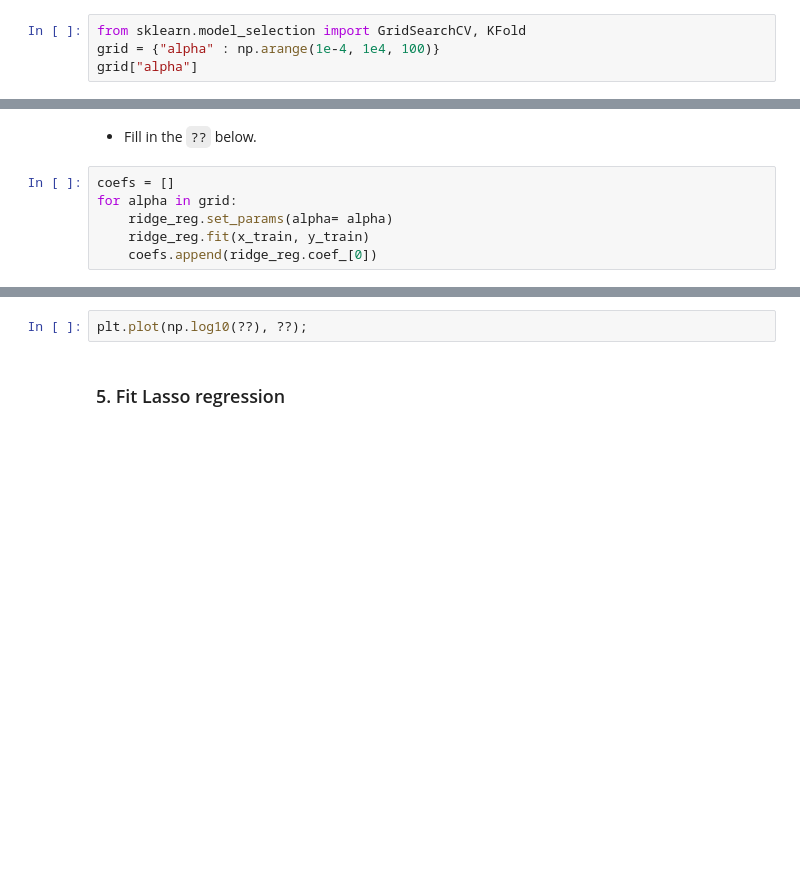
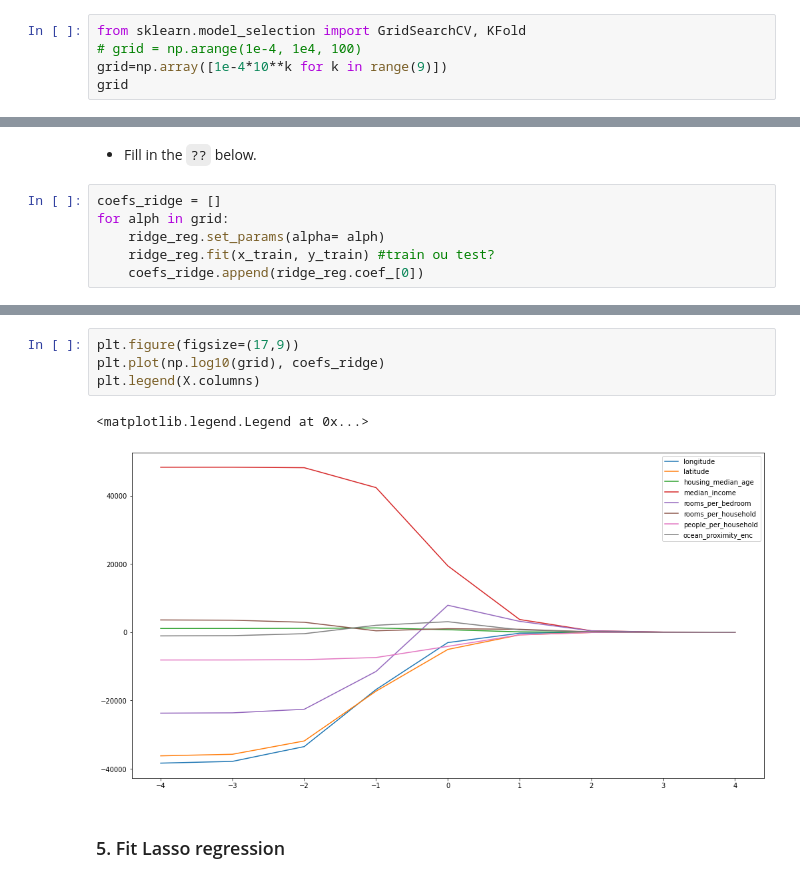
Before and after one commit to victorsamueldaniel/ML, a Jupyter notebook: week_5/Exercise_04.ipynb, the cells around one changed output, grey strips where cells are left out. Saved outputs shown, nothing was run; the diff lists cells and outputs as text; blank space fills up the shorter version.

```diff
--- a/week_5/Exercise_04.ipynb
+++ b/week_5/Exercise_04.ipynb
@@ -101,6 +116,7 @@ We now want to plot the coefficients of the ridge regression for different value
 * Create a grid, named `grid`, of penalty values ranging from `1e-4` to `1e4`.
 # %%
 from sklearn.model_selection import GridSearchCV, KFold
-grid = {"alpha" : np.arange(1e-4, 1e4, 100)}
-grid["alpha"]
+# grid = np.arange(1e-4, 1e4, 100)
+grid=np.array([1e-4*10**k for k in range(9)])
+grid
 # %% [output]
@@ -124,9 +125,9 @@ array([1.0000000e-04, 1.0000010e+02, 2.0000010e+02, 3.0000010e+02,
 # %% [markdown]
 * Fill in the `??` below.
 # %%
-coefs = []
-for alpha in grid:
-    ridge_reg.set_params(alpha= alpha)
-    ridge_reg.fit(x_train, y_train)
-    coefs.append(ridge_reg.coef_[0])
+coefs_ridge = []
+for alph in grid:
+    ridge_reg.set_params(alpha= alph)
+    ridge_reg.fit(x_train, y_train) #train ou test?
+    coefs_ridge.append(ridge_reg.coef_[0])
 # %% [output]
@@ -134,5 +151,10 @@ ValueError: could not convert string to float: 'alpha'
-# %%
-plt.plot(np.log10(??), ??);
+# %%
+plt.figure(figsize=(17,9))
+plt.plot(np.log10(grid), coefs_ridge)
+plt.legend(X.columns)
+# %% [output]
+<matplotlib.legend.Legend at 0x...>
+[figure, added]
 # %% [markdown]
 ### 5. Fit Lasso regression
 # %% [markdown]
```
Also changed, not shown: parts of 24 cells of this notebook, 1 other file.
